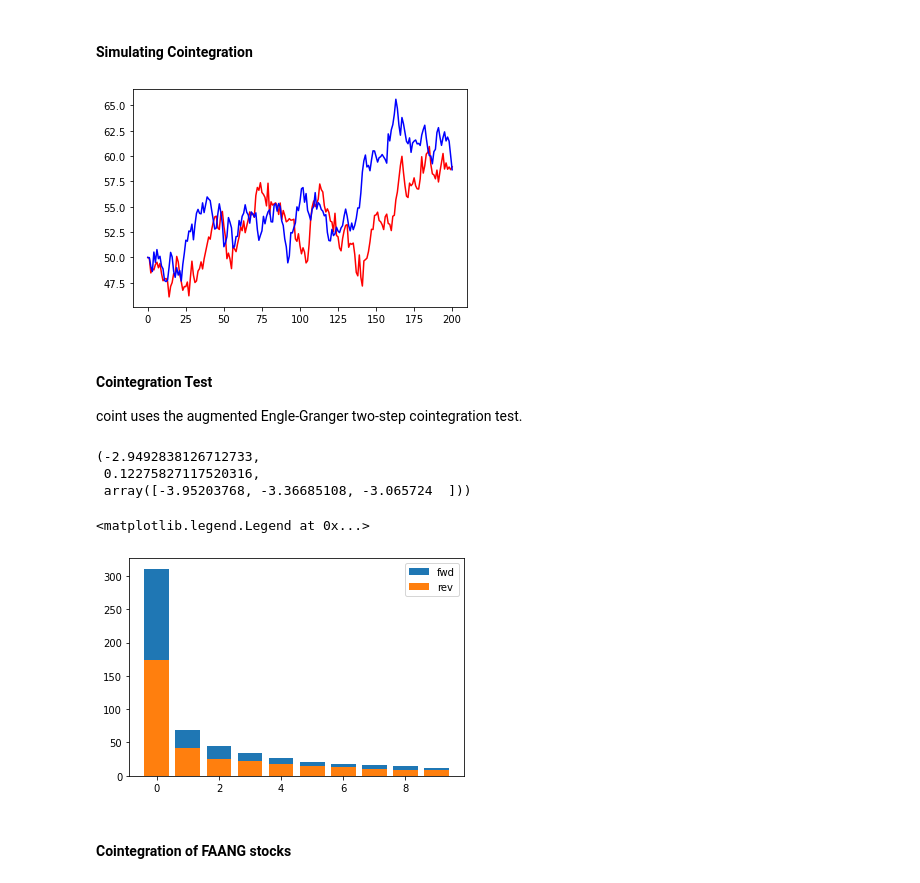
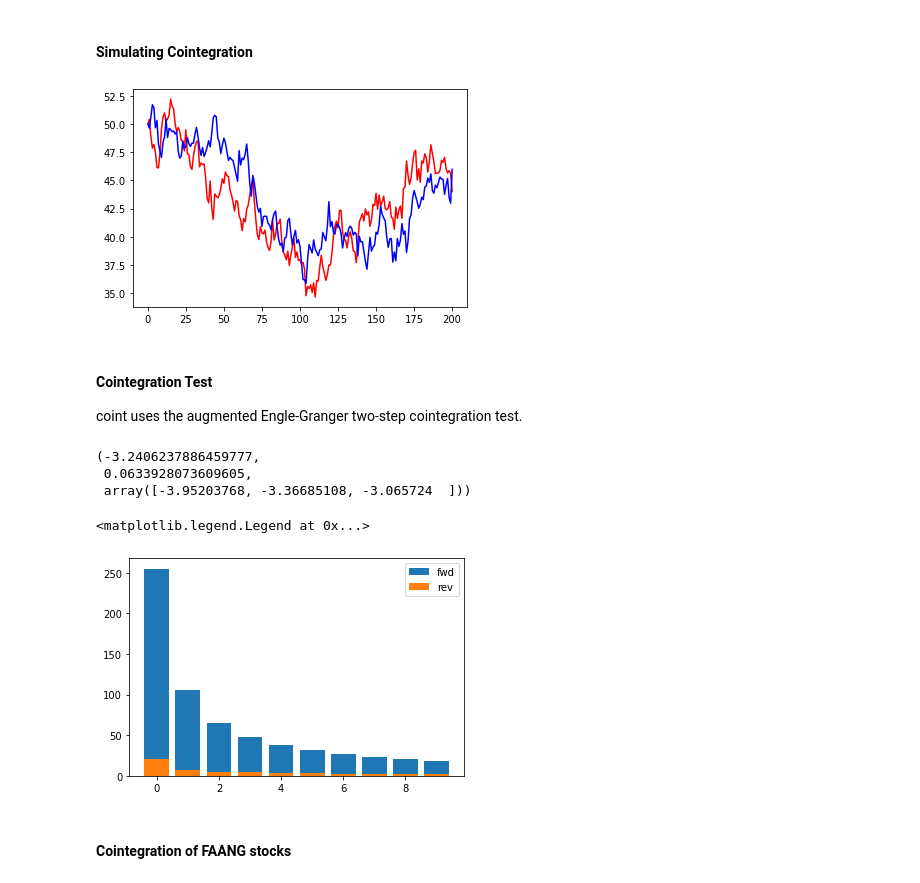
Before and after one commit to rodler/quantinsti_statarb, a Jupyter notebook: PCA_2.ipynb, the cells around one changed output. Cells and saved outputs as stored; diff of their text form; code cells hidden in the pictures.

```diff
--- a/PCA_2.ipynb
+++ b/PCA_2.ipynb
@@ -451,22 +468,22 @@ Engel-Granger Causality
 # %%
 def make_coint_0(N,T0=[0,0],sigma=[1,1],c=[0.1,0.1]):
     '''
     Algorithm from:
     https://www.researchgate.net/publication/254330798_A_Drunk_and_Her_Dog_An_Illustration_of_Cointegration_and_Error_Correction
     '''
     X = [0]
     Y = [0]
     for i in range(N):
         rx = np.random.randn()*sigma[0] - c[0]*(X[-1] - Y[-1])
         ry = np.random.randn()*sigma[1] + c[1]*(X[-1] - Y[-1])
         X.append(X[-1]+rx)
         Y.append(Y[-1]+ry)
     return np.array(X)+T0[0],np.array(Y)+T0[1]
 
-X,Y = make_coint_0(200,T0=[50,50],c=[0.1,0.0])
+X,Y = make_coint_0(200,T0=[50,50],c=[0.1,0.1])
 plt.plot(X,'r-',Y,'b-');
 # %% [output]
-[figure, old version]
+[figure, new version]
 # %% [markdown]
 #### Cointegration Test
 
@@ -474,11 +491,11 @@ coint uses the augmented Engle-Granger two-step cointegration test.
 # %%
 coint(X,Y)
 # %% [output]
-(-2.9492838126712733,
- 0.12275827117520316,
+(-3.2406237886459777,
+ 0.0633928073609605,
  array([-3.95203768, -3.36685108, -3.065724  ]))
 # %%
-X,Y = make_coint_0(200,T0=[50,50],c=[0.8,0.6])
+X,Y = make_coint_0(200,T0=[50,50],c=[0.8,0.2])
 
 lags = 10
 
@@ -499,7 +516,7 @@ plt.bar(range(lags),res_rev,label='rev')
 plt.legend()
 # %% [output]
 <matplotlib.legend.Legend at 0x...>
-[figure, old version]
+[figure, new version]
 # %% [markdown]
 #### Cointegration of FAANG stocks
 # %%
```
Also changed, not shown: parts of 23 cells of this notebook.
